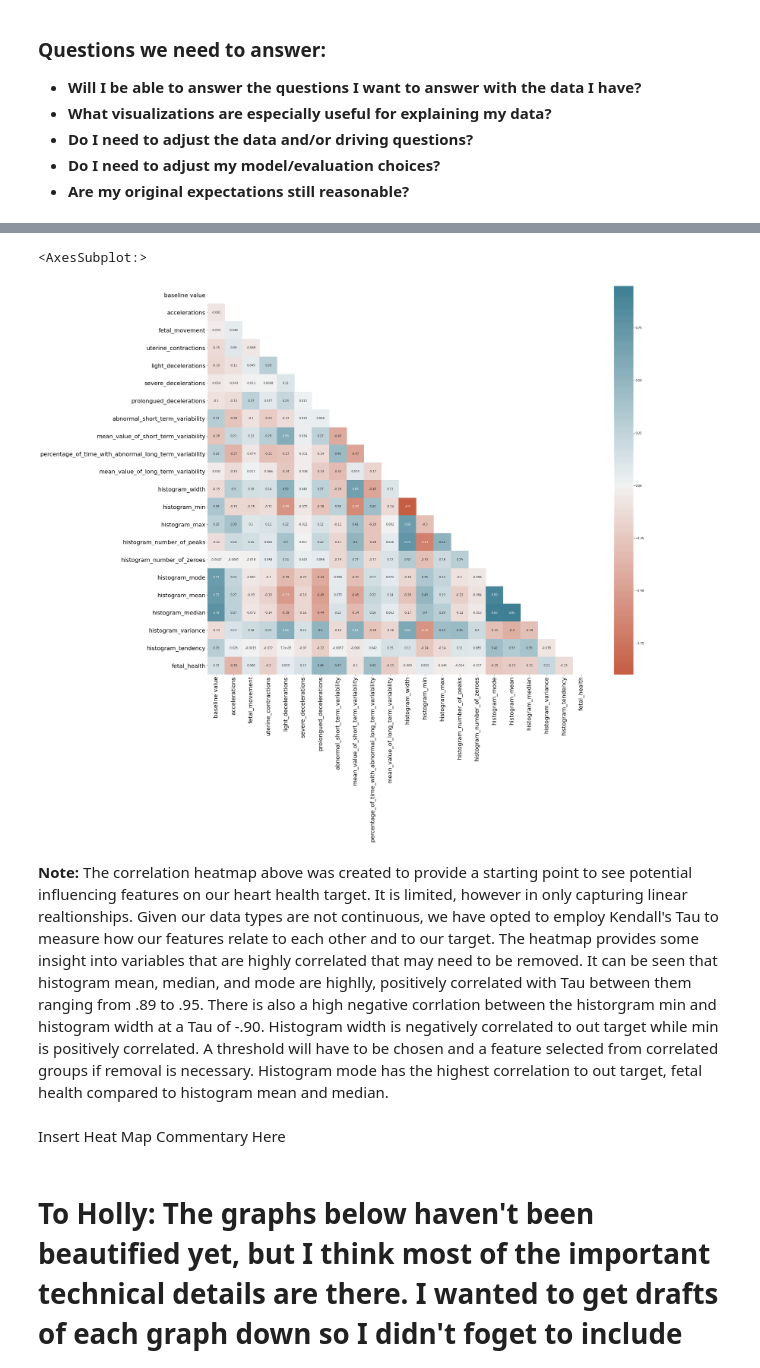
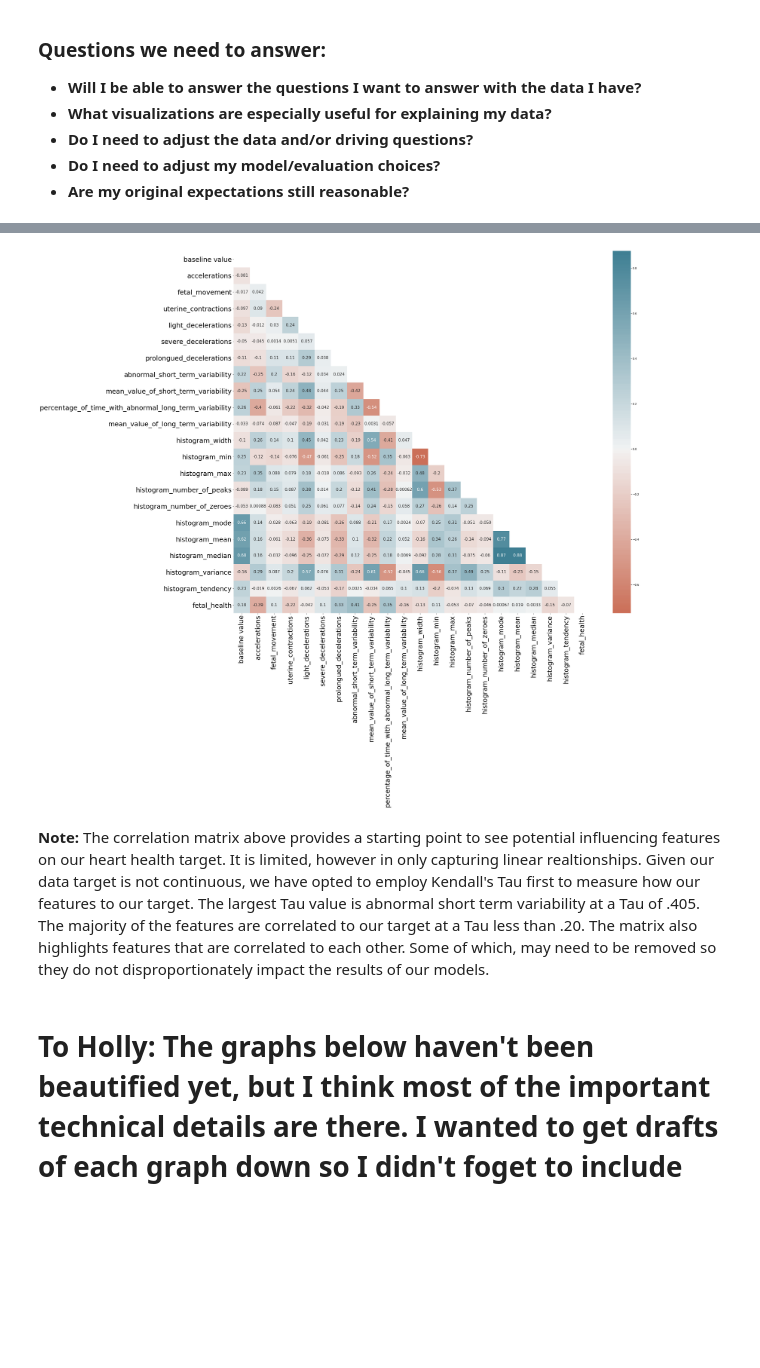
Before and after one commit to halepino/FetalHealth_PredictiveAnalytics, a Jupyter notebook: FetalHealth_FigueroaSchwartzwald.ipynb, the cells around one changed output, grey strips where cells are left out. Drawn from its saved outputs; the diff is of its cells as text; code cells hidden in the pictures; blank space fills up the shorter version.

```diff
--- a/FetalHealth_FigueroaSchwartzwald.ipynb
+++ b/FetalHealth_FigueroaSchwartzwald.ipynb
@@ -37,23 +49,23 @@ I also noted that a threshold will have be chosen and wasn't sure if you had a n
 # %%
 # Define figure sizes and axis label sizes/ticks
 plt.figure(figsize = (30,25))
-plt.xticks(fontsize = 20)
-plt.yticks(fontsize = 20)
+plt.xticks(fontsize = 25)
+plt.yticks(fontsize = 25)
 # Use a mask on the upper triangle for readability (triu - upper triangle vs tril - lower triangle)
-mask = np.triu(np.ones_like(data.corr(method = 'kendall'), dtype=bool))
+mask = np.triu(np.ones_like(data.corr(), dtype=bool))
 # Create heatmap
-sns.heatmap(data.corr(),
+sns.heatmap(data.corr(method = 'kendall'),
             cmap=sns.diverging_palette(20, 220, n=200),
             center = 0,
             mask = mask,
-            annot= True)
+            annot= True,
+            annot_kws = {"size": 15}
+           )
+plt.show()
 # %% [output]
-<AxesSubplot:>
-[figure, old version]
+[figure, new version]
 # %% [markdown]
-**Note:** The correlation heatmap above was created to provide a starting point to see potential influencing features on our heart health target. It is limited, however in only capturing linear realtionships. Given our data types are not continuous, we have opted to employ Kendall's Tau to measure how our features relate to each other and to our target. The heatmap provides some insight into variables that are highly correlated that may need to be removed. It can be seen that histogram mean, median, and mode are highlly, positively correlated with Tau between them ranging from .89 to .95. There is also a high negative corrlation between the historgram min and histogram width at a Tau of -.90. Histogram width is negatively correlated to out target while min is positively correlated. A threshold will have to be chosen and a feature selected from correlated groups if removal is necessary. Histogram mode has the highest correlation to out target, fetal health compared to histogram mean and median.
+**Note:** The correlation matrix above provides a starting point to see potential influencing features on our heart health target. It is limited, however in only capturing linear realtionships. Given our data target is not continuous, we have opted to employ Kendall's Tau first to measure how our features to our target. The largest Tau value is abnormal short term variability at a Tau of .405. The majority of the features are correlated to our target at a Tau  less than .20. The matrix also highlights features that are correlated to each other. Some of which, may need to be removed so they do not disproportionately impact the results of our models.
-# %% [markdown]
-Insert Heat Map Commentary Here
 # %% [markdown]
 # To Holly: The graphs below haven't been beautified yet, but I think most of the important technical details are there. I wanted to get drafts of each graph down so I didn't foget to include any. Next I plan to write some commentary under each graph about what we are looking at and what it means, as well as making them look better. The heatmap looks beautiful! I made a note above it.
 # %%
```
Also changed, not shown: parts of 38 cells of this notebook.
